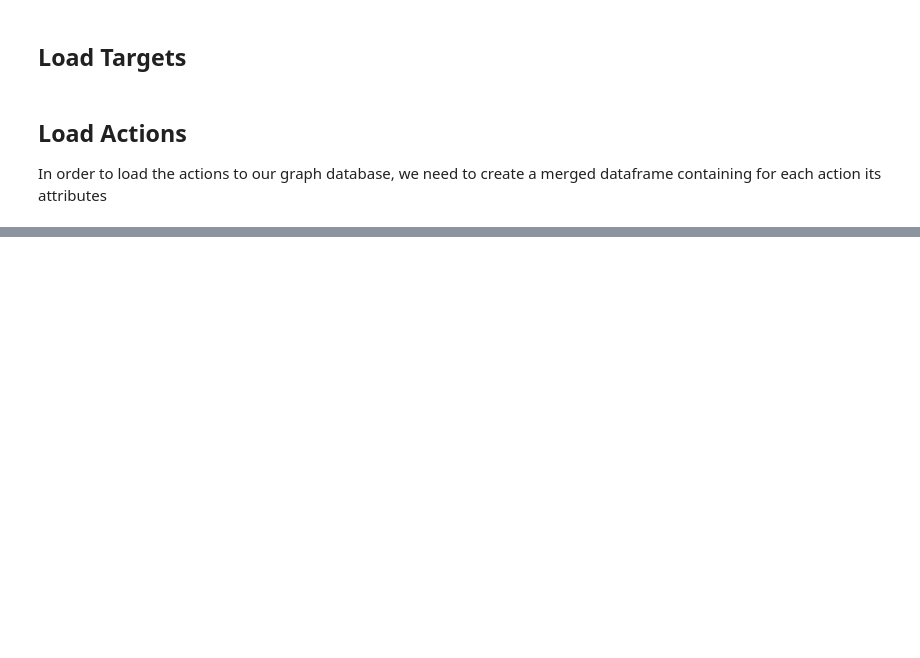
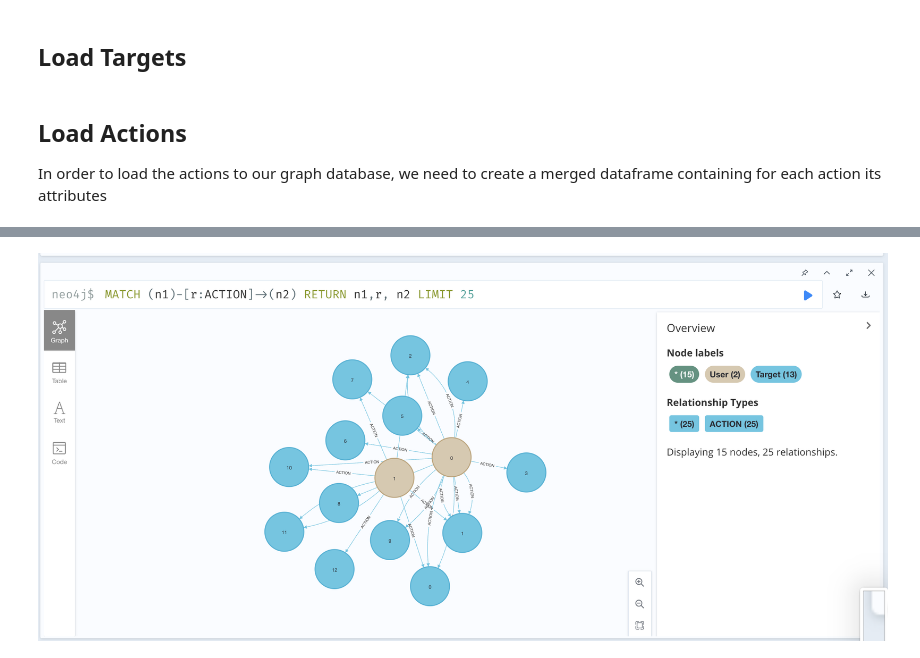
Before and after one commit to gdrosos/Big-Data-Management-Systems-Assignments, a Jupyter notebook: neo4j/neo4j-assignment.ipynb, the cells around one changed output, grey strips where cells are left out. Drawn from its saved outputs; the diff is of its cells as text; code cells hidden in the pictures; blank space fills up the shorter version.

```diff
--- a/neo4j/neo4j-assignment.ipynb
+++ b/neo4j/neo4j-assignment.ipynb
@@ -121,0 +85,5 @@ with driver.session() as session:
+# %%
+from IPython.display import Image
+Image('img/schema.png')
+# %% [output]
+[figure, added]
```
Also changed, not shown: parts of 5 cells of this notebook, 2 other files.
